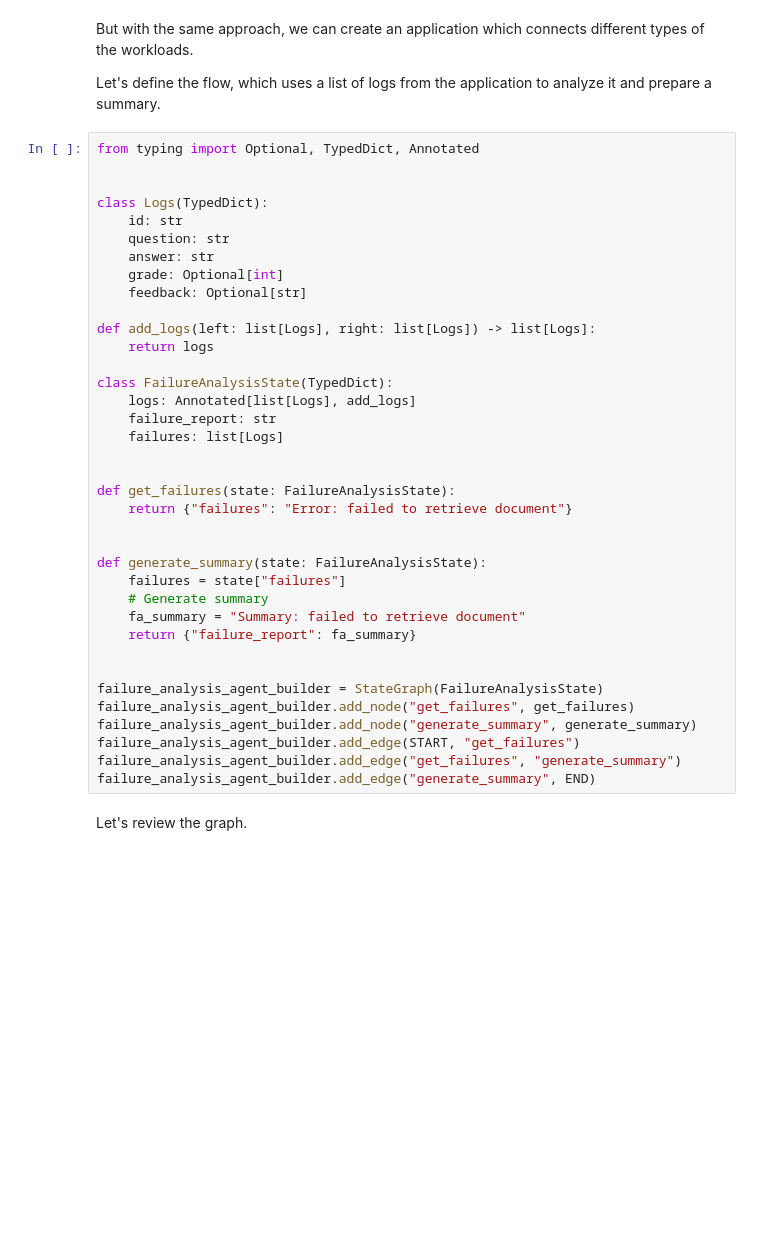
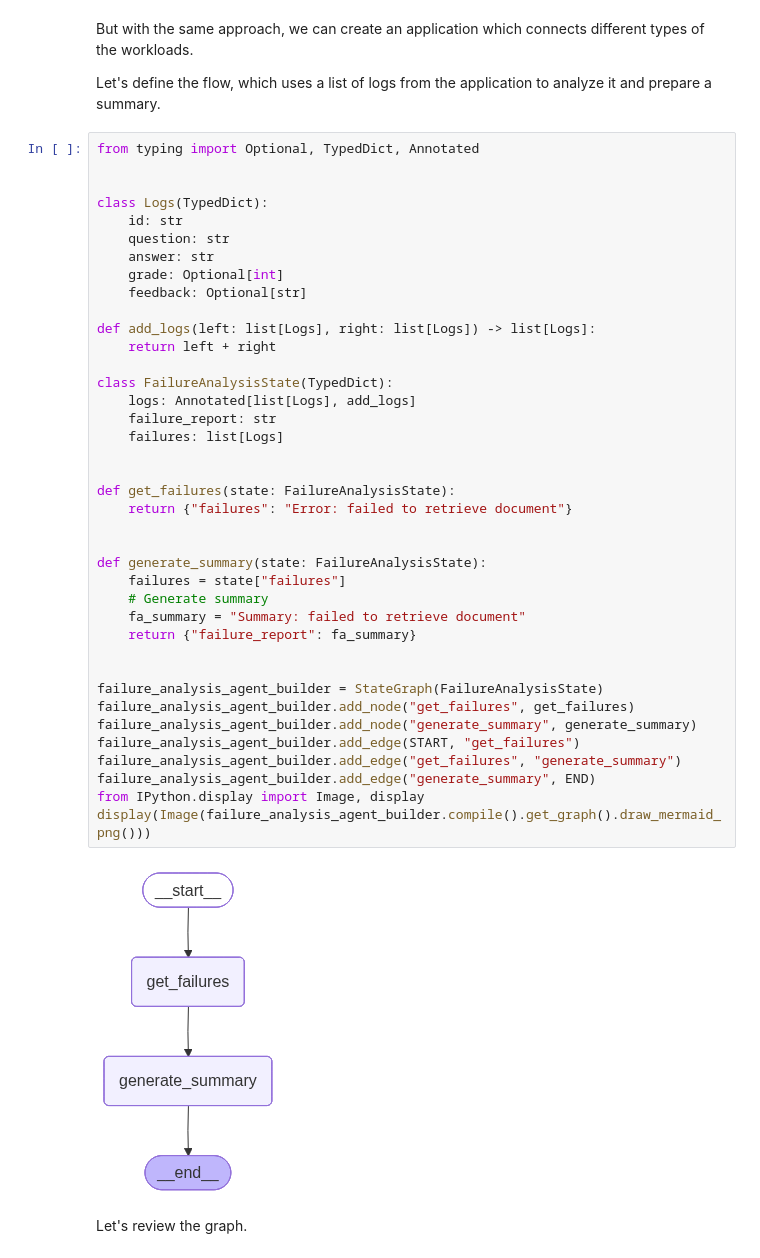
Before and after one commit to jyshtty/my_daily_kb_update, a Jupyter notebook: my_agentic_ai_knowledge_base/llm_notebooks/agents/agents_examples.ipynb, the cells around one changed output. Saved outputs shown, nothing was run; the diff lists cells and outputs as text; blank space fills up the shorter version.

```diff
--- a/my_agentic_ai_knowledge_base/llm_notebooks/agents/agents_examples.ipynb
+++ b/my_agentic_ai_knowledge_base/llm_notebooks/agents/agents_examples.ipynb
@@ -328,33 +384,37 @@ class Logs(TypedDict):
     question: str
     answer: str
     grade: Optional[int]
     feedback: Optional[str]
 
 def add_logs(left: list[Logs], right: list[Logs]) -> list[Logs]:
-    return logs
+    return left + right
 
 class FailureAnalysisState(TypedDict):
     logs: Annotated[list[Logs], add_logs]
     failure_report: str
     failures: list[Logs]
 
 
 def get_failures(state: FailureAnalysisState):
     return {"failures": "Error: failed to retrieve document"}
 
 
 def generate_summary(state: FailureAnalysisState):
     failures = state["failures"]
     # Generate summary
     fa_summary = "Summary: failed to retrieve document"
     return {"failure_report": fa_summary}
 
 
 failure_analysis_agent_builder = StateGraph(FailureAnalysisState)
 failure_analysis_agent_builder.add_node("get_failures", get_failures)
 failure_analysis_agent_builder.add_node("generate_summary", generate_summary)
 failure_analysis_agent_builder.add_edge(START, "get_failures")
 failure_analysis_agent_builder.add_edge("get_failures", "generate_summary")
 failure_analysis_agent_builder.add_edge("generate_summary", END)
+from IPython.display import Image, display
+display(Image(failure_analysis_agent_builder.compile().get_graph().draw_mermaid_png()))
+# %% [output]
+[figure, added]
 # %% [markdown]
 Let's review the graph.
```
Also changed, not shown: parts of 36 cells of this notebook, 1 other file.
